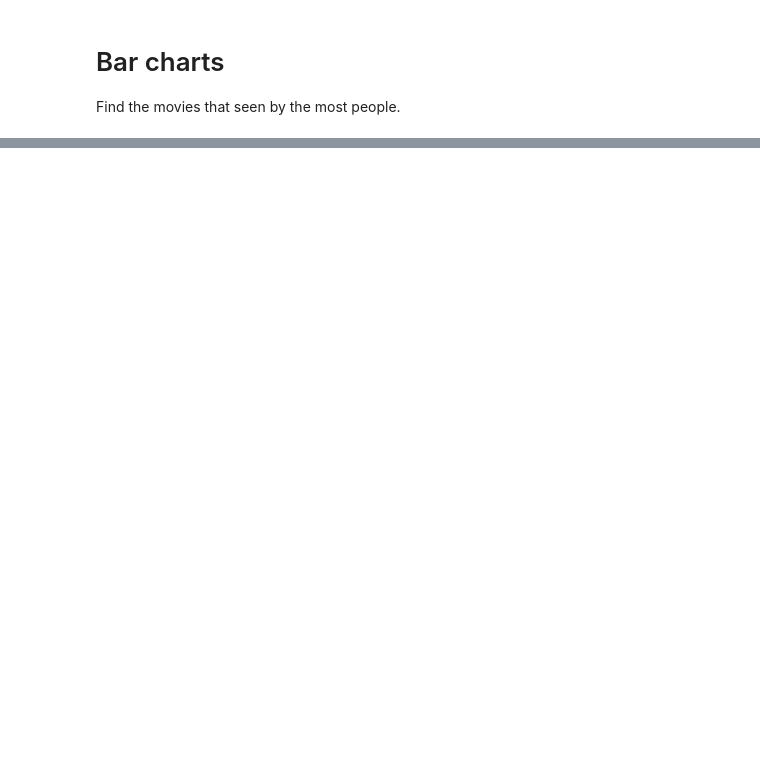
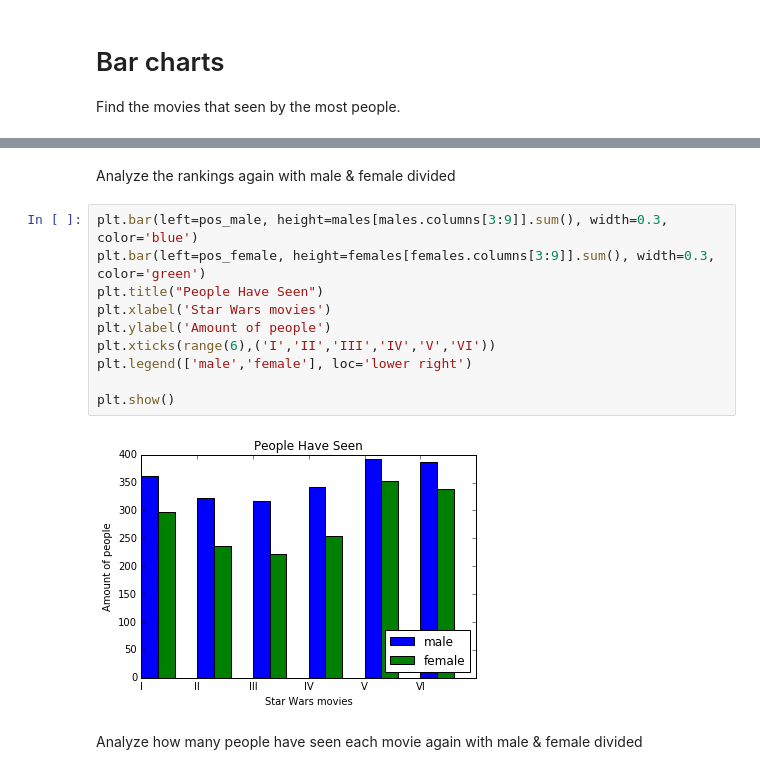
Before and after one commit to xuwenyihust/Star-Wars-Survey, a Jupyter notebook: star_wars.ipynb, the cells around one changed output, grey strips where cells are left out. Drawn from its saved outputs; the diff is of its cells as text; blank space fills up the shorter version.

```diff
--- a/star_wars.ipynb
+++ b/star_wars.ipynb
@@ -180,0 +184,16 @@ plt.show()
+# %% [markdown]
+Analyze the rankings again with male & female divided
+# %%
+plt.bar(left=pos_male, height=males[males.columns[3:9]].sum(), width=0.3, color='blue')
+plt.bar(left=pos_female, height=females[females.columns[3:9]].sum(), width=0.3, color='green')
+plt.title("People Have Seen")
+plt.xlabel('Star Wars movies')
+plt.ylabel('Amount of people')
+plt.xticks(range(6),('I','II','III','IV','V','VI'))
+plt.legend(['male','female'], loc='lower right')
+
+plt.show()
+# %% [output]
+[figure, added]
+# %% [markdown]
+Analyze how many people have seen each movie again with male & female divided
```
Also changed, not shown: parts of 7 cells of this notebook.
